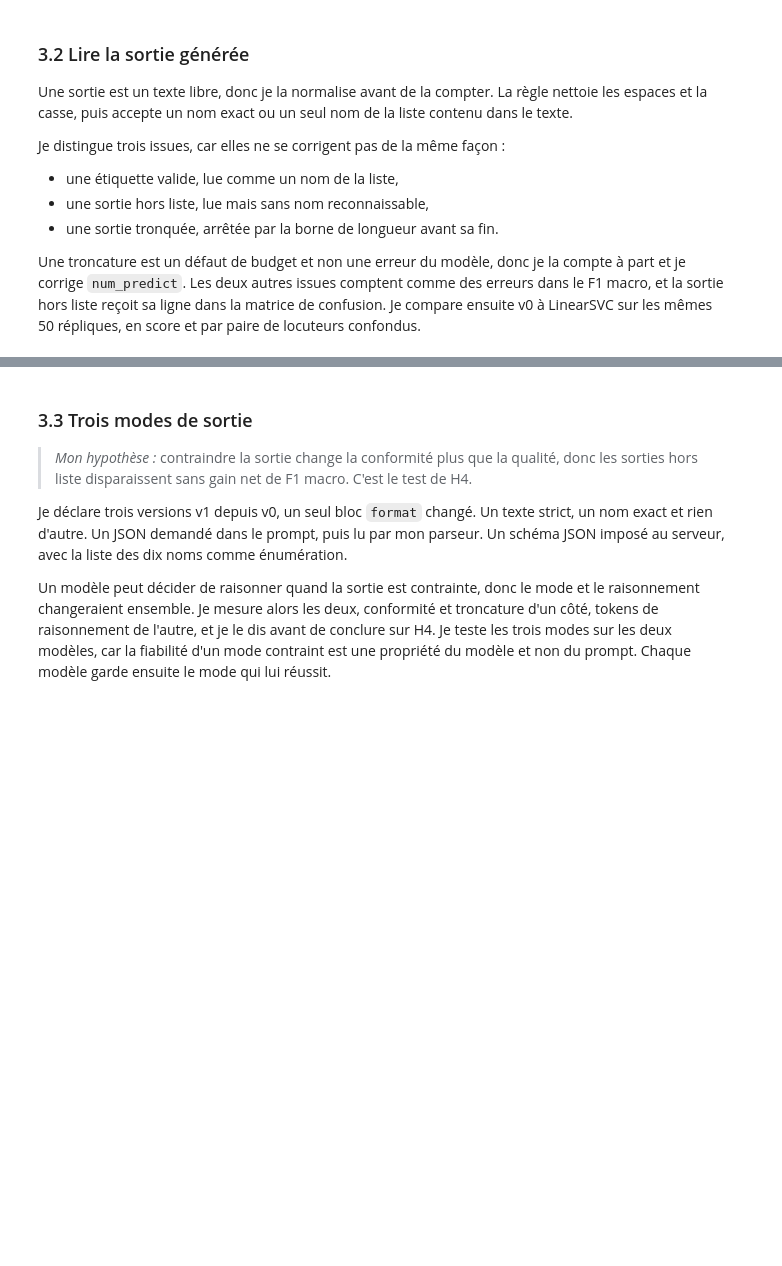
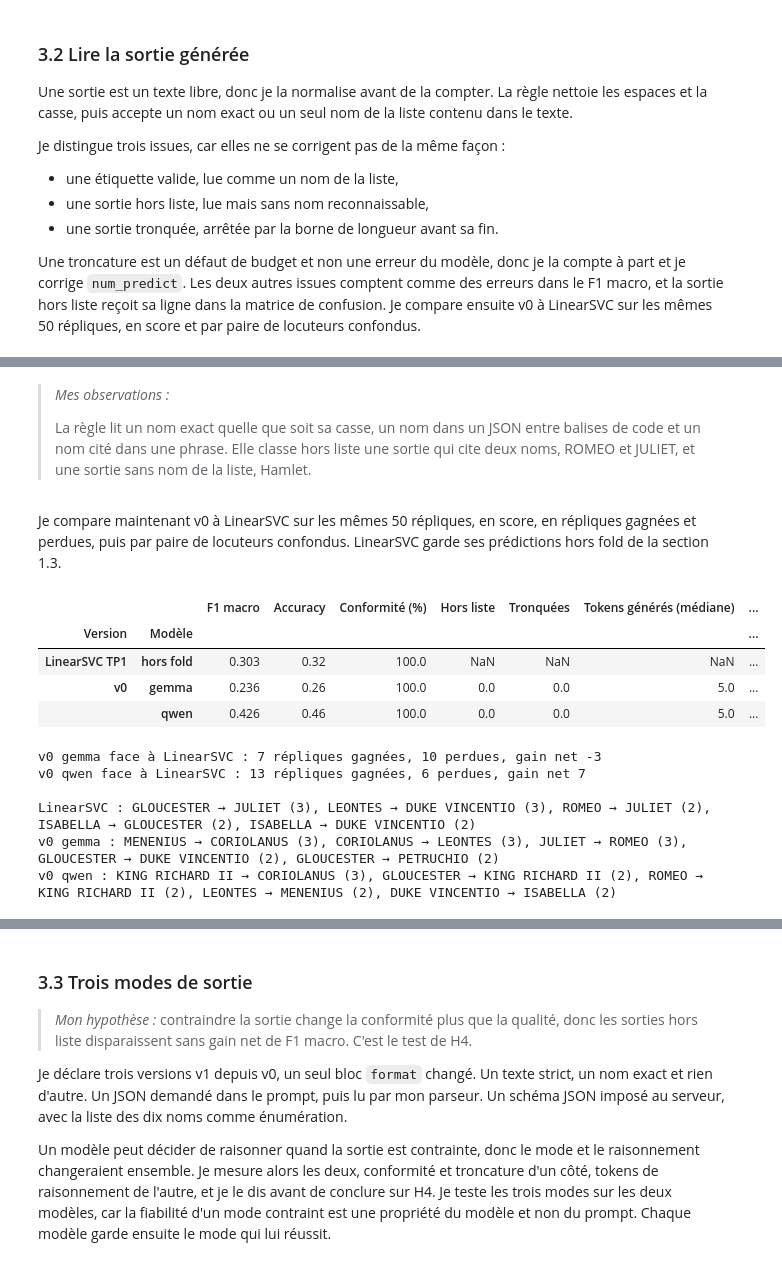
Before and after one commit to mcrayssac/ING3_IAA_GB_NLP, a Jupyter notebook: TP3_NLP_prompting.ipynb, the cells around one changed output, grey strips where cells are left out. Cells and saved outputs as stored; diff of their text form; code cells hidden in the pictures; blank space fills up the shorter version.

```diff
--- a/TP3_NLP_prompting.ipynb
+++ b/TP3_NLP_prompting.ipynb
@@ -940,3 +1009,62 @@ Une troncature est un défaut de budget et non une erreur du modèle, donc je la
+# %% [markdown]
+> *Mes observations :*
+>
+> La règle lit un nom exact quelle que soit sa casse, un nom dans un JSON entre balises de code et un nom cité dans une phrase. Elle classe hors liste une sortie qui cite deux noms, ROMEO et JULIET, et une sortie sans nom de la liste, Hamlet.
+# %% [markdown]
+Je compare maintenant v0 à LinearSVC sur les mêmes 50 répliques, en score, en répliques gagnées et perdues, puis par paire de locuteurs confondus. LinearSVC garde ses prédictions hors fold de la section 1.3.
+# %%
+# Scores de v0 et de LinearSVC sur les 50 répliques, répliques gagnées et paires confondues.
+
+
+def scorer(nom: str, modele: str) -> dict:
+    """F1 macro sur les dix noms, accuracy, conformité, sorties ratées, tokens et latence."""
+    table, etiquettes = ESSAIS[(nom, modele)], etiqueter(nom, modele)
+    return {'Version': nom, 'Modèle': modele,
+            'F1 macro': f1_score(table['vrai'], etiquettes, labels=NOMS, average='macro',
+                                 zero_division=0),
+            'Accuracy': accuracy_score(table['vrai'], etiquettes),
+            'Conformité (%)': pourcentage(etiquettes.isin(NOMS).sum(), len(etiquettes)),
+            'Hors liste': int((etiquettes == HORS_LISTE).sum()),
+            'Tronquées': int((etiquettes == TRONQUEE).sum()),
+            'Tokens générés (médiane)': table['tokens générés'].median(),
+            'Latence hors chargement (s)': (table['durée (s)'] - table['chargement (s)']).median()}
+
+
+def paires_confondues(vrais: pd.Series, predits: pd.Series, n: int = 5) -> str:
+    """Les n confusions réel → prédit les plus fréquentes, avec leur nombre."""
+    erreurs = pd.Series([f'{vrai} → {predit}' for vrai, predit in zip(vrais, predits)
+                         if vrai != predit])
+    frequentes = erreurs.value_counts().head(n)
+    return ', '.join(f'{paire} ({nombre})' for paire, nombre in frequentes.items())
+
+
+# LinearSVC hors fold face à v0 sur les deux modèles
+vrais_50 = y_train.loc[MISE_AU_POINT]
+ligne_svc = {'Version': 'LinearSVC TP1', 'Modèle': 'hors fold', **score_50,
+             'Conformité (%)': 100.0}
+comparaison_50 = pd.DataFrame([ligne_svc] + [scorer('v0', modele) for modele in MODELES])
+display(comparaison_50.set_index(['Version', 'Modèle']).round(3))
+
+# Répliques que v0 trouve et que LinearSVC rate, puis l'inverse, et les paires confondues
+for modele in MODELES:
+    bilan = bilan_changement(vrais_50, predit_50, etiqueter('v0', modele))
+    print(f'v0 {modele} face à LinearSVC : {bilan["Corrigées"]} répliques gagnées, '
+          f'{bilan["Cassées"]} perdues, gain net {bilan["Gain net"]}')
+print(f'\nLinearSVC : {paires_confondues(vrais_50, predit_50)}')
+for modele in MODELES:
+    print(f'v0 {modele} : {paires_confondues(vrais_50, etiqueter("v0", modele))}')
+# %% [output]
+|  |  | F1 macro | Accuracy | Conformité (%) | Hors liste | Tronquées | Tokens générés (médiane) | ... |
+| Version | Modèle |  |  |  |  |  |  | ... |
+| LinearSVC TP1 | hors fold | 0.303 | 0.32 | 100.0 | NaN | NaN | NaN | ... |
+| v0 | gemma | 0.236 | 0.26 | 100.0 | 0.0 | 0.0 | 5.0 | ... |
+|  | qwen | 0.426 | 0.46 | 100.0 | 0.0 | 0.0 | 5.0 | ... |
+v0 gemma face à LinearSVC : 7 répliques gagnées, 10 perdues, gain net -3
+v0 qwen face à LinearSVC : 13 répliques gagnées, 6 perdues, gain net 7
+
+LinearSVC : GLOUCESTER → JULIET (3), LEONTES → DUKE VINCENTIO (3), ROMEO → JULIET (2), ISABELLA → GLOUCESTER (2), ISABELLA → DUKE VINCENTIO (2)
+v0 gemma : MENENIUS → CORIOLANUS (3), CORIOLANUS → LEONTES (3), JULIET → ROMEO (3), GLOUCESTER → DUKE VINCENTIO (2), GLOUCESTER → PETRUCHIO (2)
+v0 qwen : KING RICHARD II → CORIOLANUS (3), GLOUCESTER → KING RICHARD II (2), ROMEO → KING RICHARD II (2), LEONTES → MENENIUS (2), DUKE VINCENTIO → ISABELLA (2)
 # %% [markdown]
 > *Mes observations :*
 >
```
Also changed, not shown: parts of 8 cells of this notebook.
